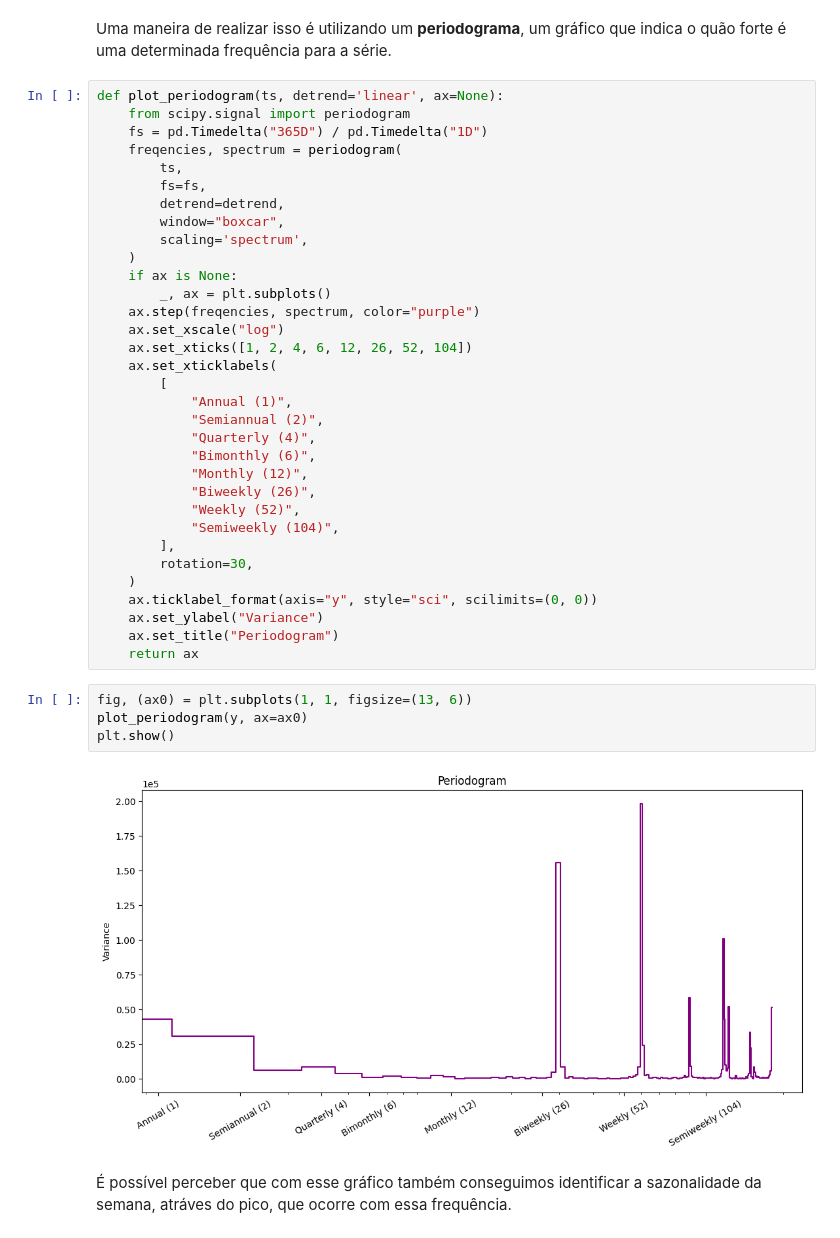
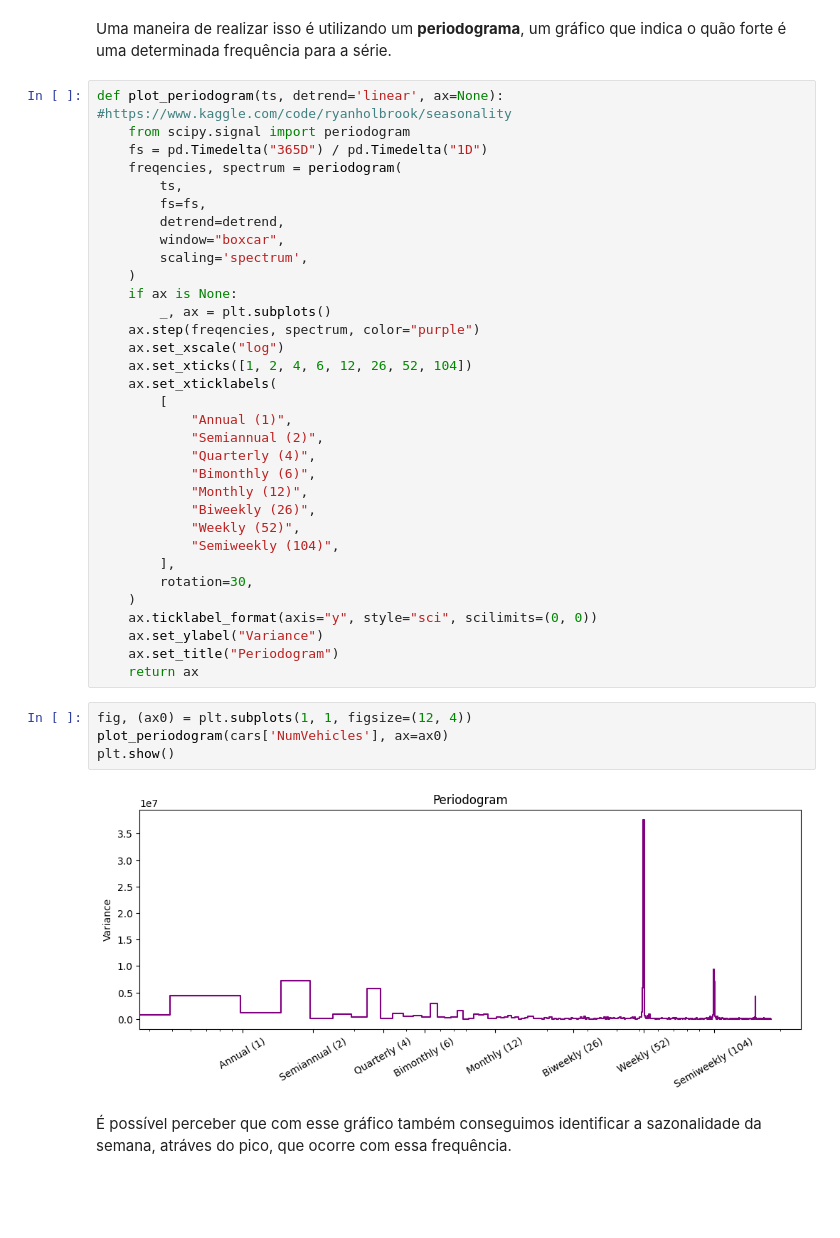
Before and after one commit to pdstiago/UFRJ-Analytica, a Jupyter notebook: Materiais/Time Series/Time Series.ipynb, the cells around one changed output. Drawn from its saved outputs; the diff is of its cells as text; blank space fills up the shorter version.

```diff
--- a/Materiais/Time Series/series.ipynb
+++ b/Materiais/Time Series/Time Series.ipynb
@@ -624,7 +624,7 @@ Mas como sabemos quantos pares de senos e cossenos precisamos para gerarmos uma
 # %% [markdown]
 Uma maneira de realizar isso é utilizando um **periodograma**, um gráfico que indica o quão forte é uma determinada frequência para a série.
 # %%
-def plot_periodogram(ts, detrend='linear', ax=None):
+def plot_periodogram(ts, detrend='linear', ax=None): #https://www.kaggle.com/code/ryanholbrook/seasonality
     from scipy.signal import periodogram
     fs = pd.Timedelta("365D") / pd.Timedelta("1D")
     freqencies, spectrum = periodogram(
@@ -657,11 +657,11 @@ def plot_periodogram(ts, detrend='linear', ax=None):
     ax.set_title("Periodogram")
     return ax
 # %%
-fig, (ax0) = plt.subplots(1, 1, figsize=(13, 6))
-plot_periodogram(y, ax=ax0)
+fig, (ax0) = plt.subplots(1, 1, figsize=(12, 4))
+plot_periodogram(cars['NumVehicles'], ax=ax0)
 plt.show()
 # %% [output]
-[figure, old version]
+[figure, new version]
 # %% [markdown]
 É possível perceber que com esse gráfico também conseguimos identificar a sazonalidade da semana, atráves do pico, que ocorre com essa frequência.
 # %% [markdown]
```
Also changed, not shown: parts of 5 cells of this notebook, 2 other files.
